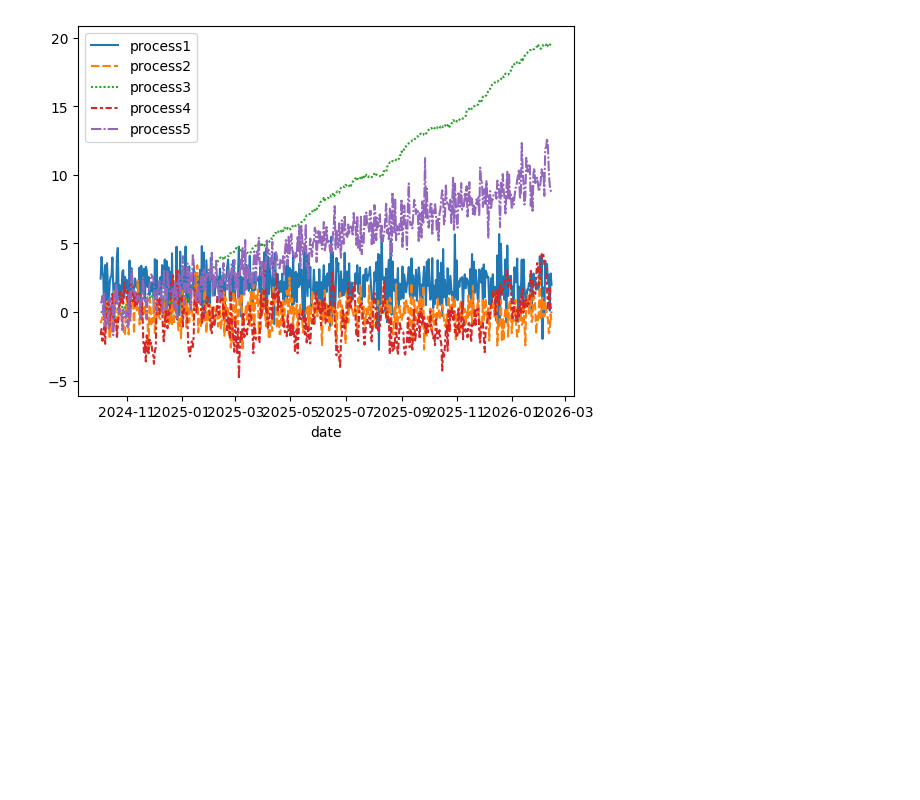
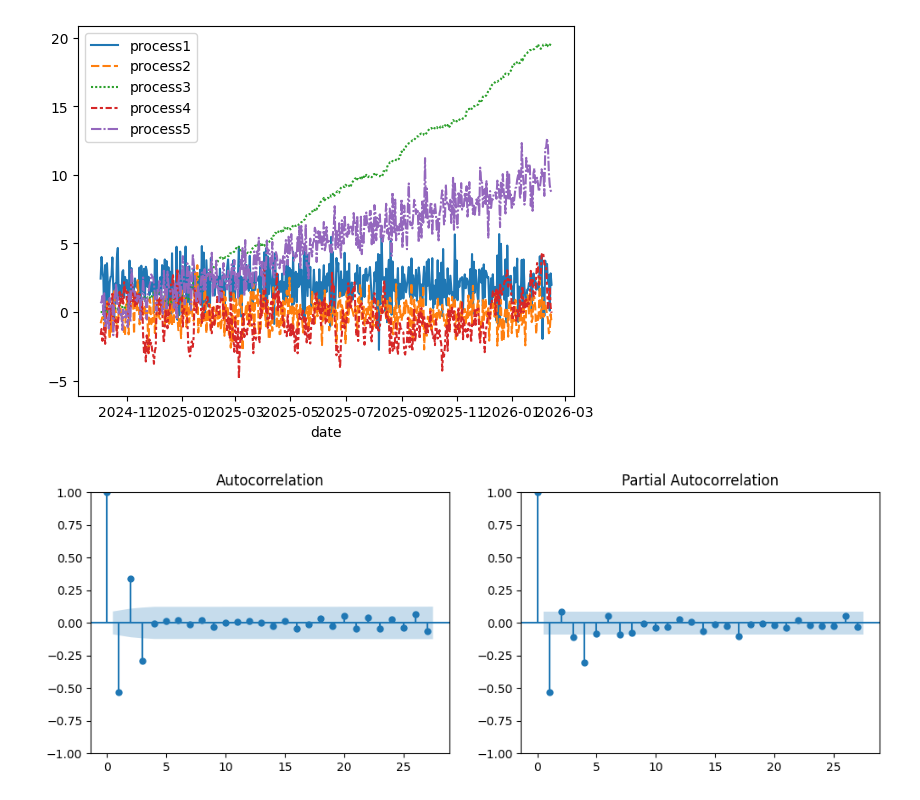
Before and after one commit to faunebl/timeseriescourse, a Jupyter notebook: lab1.ipynb, the cells around one changed output. Drawn from its saved outputs; the diff is of its cells as text; code cells hidden in the pictures; blank space fills up the shorter version.

```diff
--- a/lab1.ipynb
+++ b/lab1.ipynb
@@ -172,3 +172,17 @@ sns.lineplot(processes.to_pandas().set_index('date'))
 # %% [output]
 <Axes: xlabel='date'>
 [figure]
+# %%
+def identify_arma_orders(data = pl.Series) -> None:
+    fig = plt.figure(figsize=(12,4))
+    ax1 = fig.add_subplot(1,2,1)
+    ax2 = fig.add_subplot(1,2,2)
+
+    fig = sm.graphics.tsa.plot_acf(data, ax=ax1)
+    fig = sm.graphics.tsa.plot_pacf(data, ax=ax2)
+
+    return
+# %%
+identify_arma_orders(data=processes.select('process1'))
+# %% [output]
+[figure, added]
```
Also changed, not shown: 1 other file.
